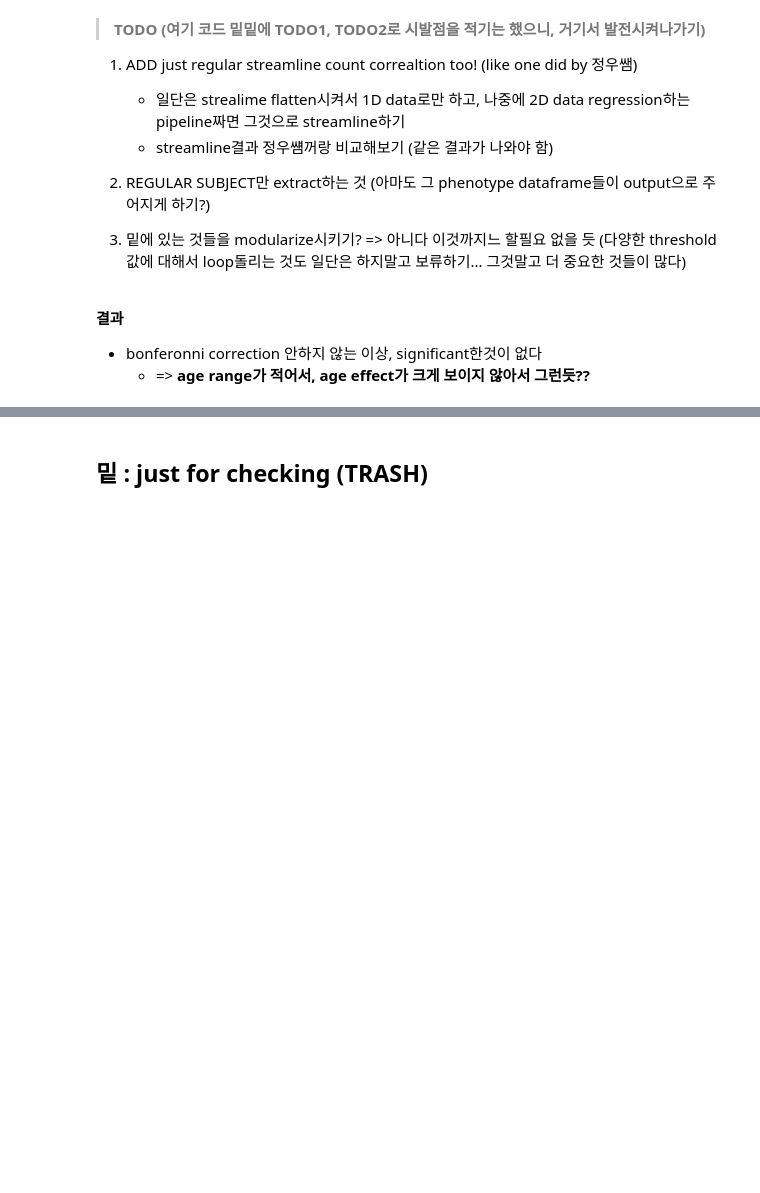
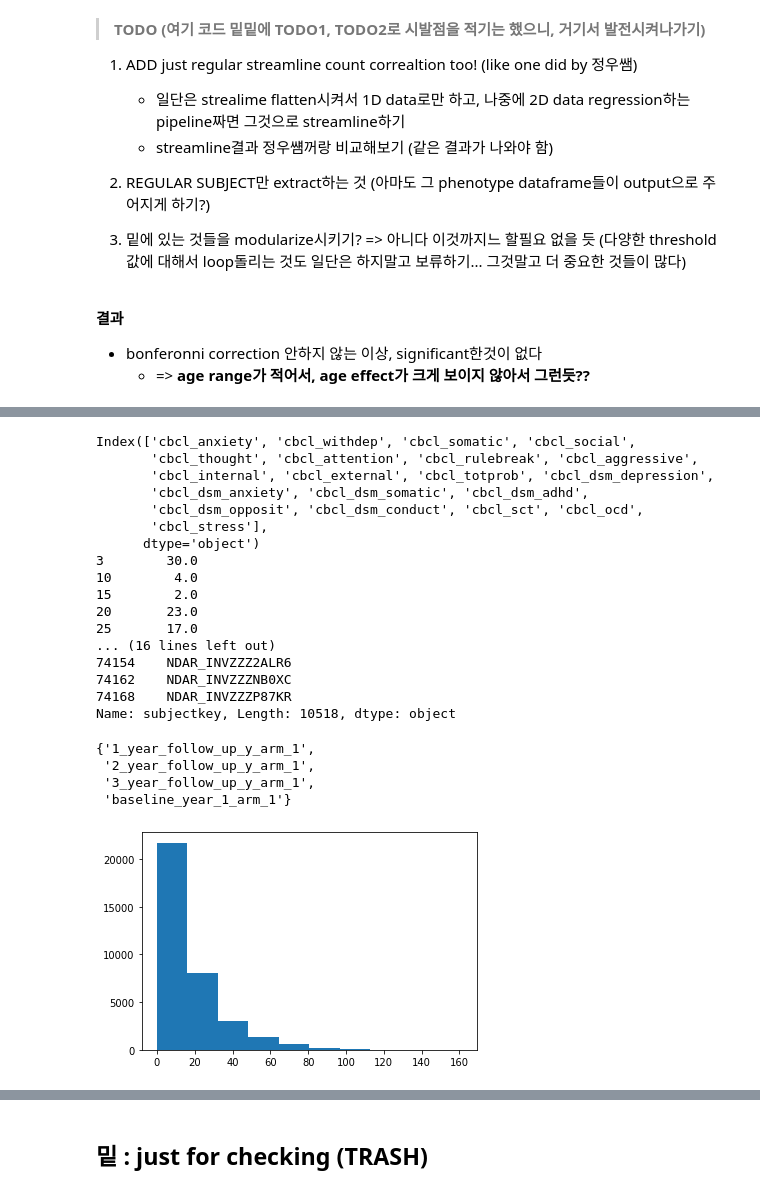
Before and after one commit to Transconnectome/TVB, a Jupyter notebook: Brain_Connectivity/TVB_version.ipynb, the cells around one changed output, grey strips where cells are left out. Saved outputs shown, nothing was run; the diff lists cells and outputs as text; code cells hidden in the pictures; blank space fills up the shorter version.

```diff
--- a/Brain_Connectivity/TVB_version.ipynb
+++ b/Brain_Connectivity/TVB_version.ipynb
@@ -490,0 +604,44 @@ ax.set_title(f'r(%) ={r_corr_sex.round(4)*100}, pv = {p_corr_sex.round(9)}',font
+# %%
+print(total_data.columns[cbcl_columns])
+
+cbcl_totprob = total_data['cbcl_totprob'].dropna()
+plt.hist(cbcl_totprob)
+
+#print(cbcl_totprob)
+
+###let's extract only <65 for baseline
+#print(total_data['eventname' == "baseline_year_1_arm_1"])
+baseline_data_index = total_data['eventname'] == "baseline_year_1_arm_1" #boolean series
+#print(baseline_data_index)
+wow = cbcl_totprob.loc[baseline_data_index] #loc으로 넣으면, boolean series에서 true인 row만 남음 (now iloc!) (index 이름이 둘이 공통이니 그것으로 tracking 하는 듯)
+
+print(wow)
+print(len(wow))
+
+print(total_data.iloc[(wow<65).index]['subjectkey'])#['subjectkey']) #여기서는 iloc을 써야했따
+
+
+set(total_data.iloc[cbcl_totprob.index]['eventname']) #즉, NIH toolbox는 baseline/2year followup두개만 했다
+# %% [output]
+Index(['cbcl_anxiety', 'cbcl_withdep', 'cbcl_somatic', 'cbcl_social',
+       'cbcl_thought', 'cbcl_attention', 'cbcl_rulebreak', 'cbcl_aggressive',
+       'cbcl_internal', 'cbcl_external', 'cbcl_totprob', 'cbcl_dsm_depression',
+       'cbcl_dsm_anxiety', 'cbcl_dsm_somatic', 'cbcl_dsm_adhd',
+       'cbcl_dsm_opposit', 'cbcl_dsm_conduct', 'cbcl_sct', 'cbcl_ocd',
+       'cbcl_stress'],
+      dtype='object')
+3        30.0
+10        4.0
+15        2.0
+20       23.0
+25       17.0
+... (16 lines left out)
+74154    NDAR_INVZZZ2ALR6
+74162    NDAR_INVZZZNB0XC
+74168    NDAR_INVZZZP87KR
+Name: subjectkey, Length: 10518, dtype: object
+{'1_year_follow_up_y_arm_1',
+ '2_year_follow_up_y_arm_1',
+ '3_year_follow_up_y_arm_1',
+ 'baseline_year_1_arm_1'}
+[figure, added]
```
Also changed, not shown: parts of 30 cells of this notebook, 1 other file.
